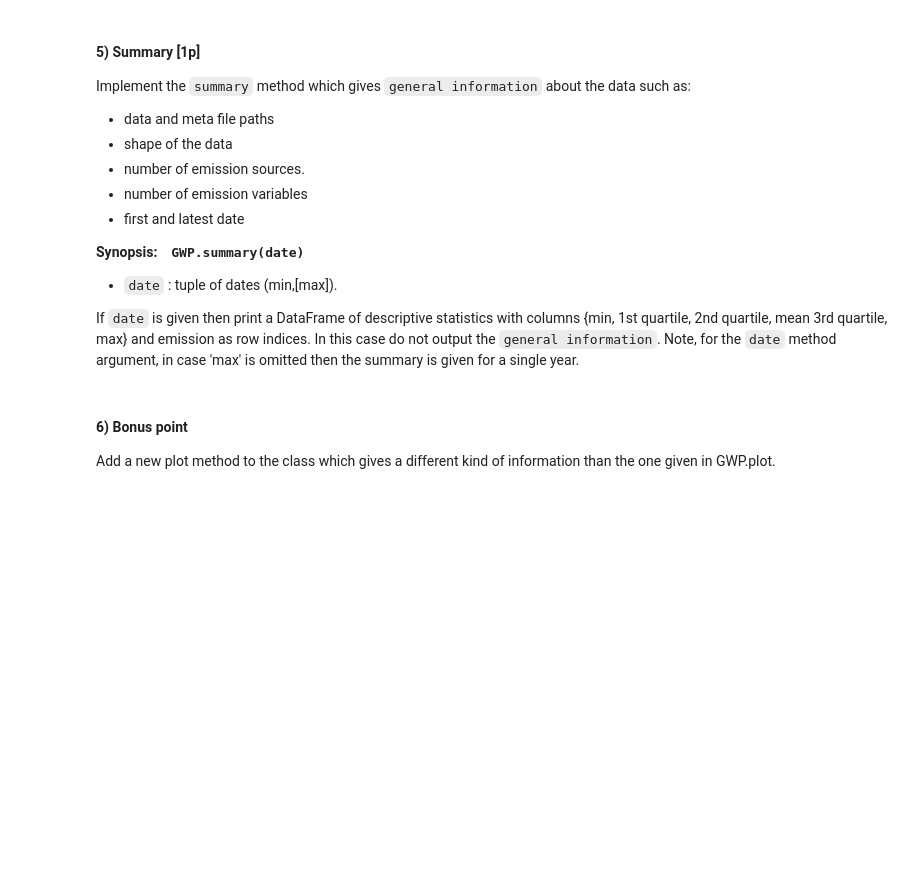
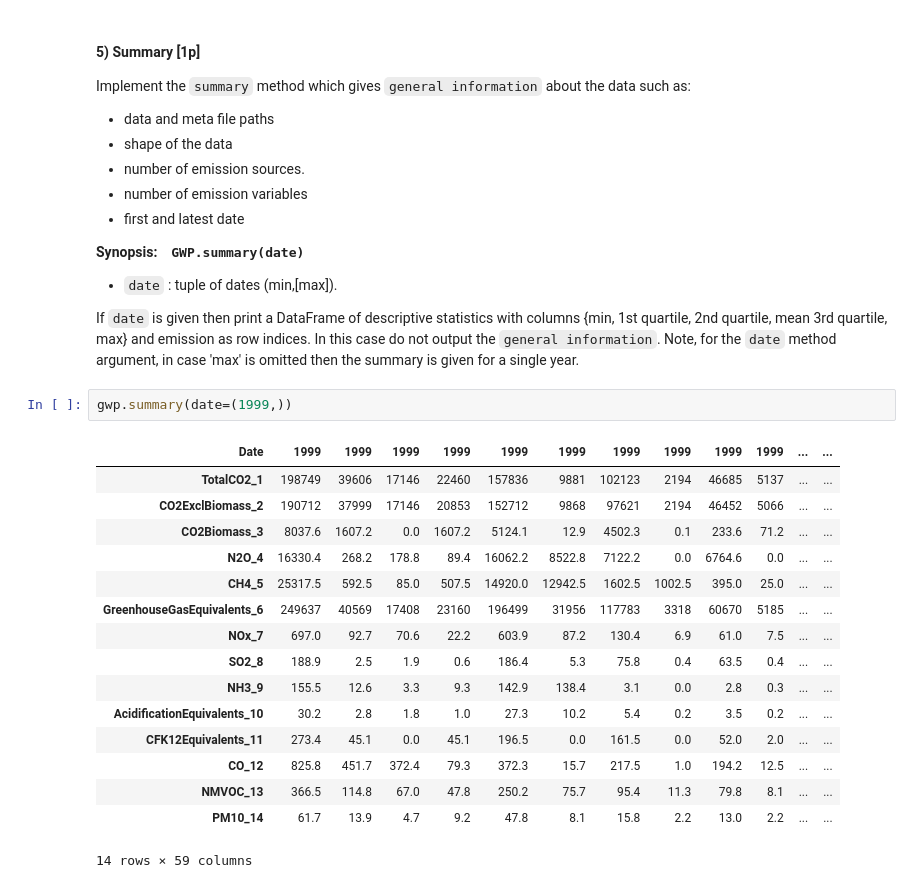
Before and after one commit to Ziyu1112/EfDS, a Jupyter notebook: 08_dv/assignment_C/assignment_c.ipynb, the cells around one changed output. Cells and saved outputs as stored; diff of their text form; blank space fills up the shorter version.

```diff
--- a/08_dv/assignment_C/assignment_c.ipynb
+++ b/08_dv/assignment_C/assignment_c.ipynb
@@ -197,7 +246,22 @@ Implement the `summary` method which gives `general information` about the data
    - `date`     : tuple of dates (min,[max]).
 
 If `date` is given then print a DataFrame of descriptive statistics with columns {min, 1st quartile, 2nd quartile, mean 3rd quartile, max} and emission as row indices. In this case do not output the `general information`. Note, for the `date` method argument, in case 'max' is omitted then the summary is given for a single year.
-# %% [markdown]
-#### 6) Bonus point
-
-Add a new plot method to the class which gives a different kind of information than the one given in GWP.plot.
+# %%
+gwp.summary(date=(1999,))
+# %% [output]
+| Date | 1999 | 1999 | 1999 | 1999 | 1999 | 1999 | 1999 | 1999 | 1999 | 1999 | ... | ... |
+| TotalCO2_1 | 198749 | 39606 | 17146 | 22460 | 157836 | 9881 | 102123 | 2194 | 46685 | 5137 | ... | ... |
+| CO2ExclBiomass_2 | 190712 | 37999 | 17146 | 20853 | 152712 | 9868 | 97621 | 2194 | 46452 | 5066 | ... | ... |
+| CO2Biomass_3 | 8037.6 | 1607.2 | 0.0 | 1607.2 | 5124.1 | 12.9 | 4502.3 | 0.1 | 233.6 | 71.2 | ... | ... |
+| N2O_4 | 16330.4 | 268.2 | 178.8 | 89.4 | 16062.2 | 8522.8 | 7122.2 | 0.0 | 6764.6 | 0.0 | ... | ... |
+| CH4_5 | 25317.5 | 592.5 | 85.0 | 507.5 | 14920.0 | 12942.5 | 1602.5 | 1002.5 | 395.0 | 25.0 | ... | ... |
+| GreenhouseGasEquivalents_6 | 249637 | 40569 | 17408 | 23160 | 196499 | 31956 | 117783 | 3318 | 60670 | 5185 | ... | ... |
+| NOx_7 | 697.0 | 92.7 | 70.6 | 22.2 | 603.9 | 87.2 | 130.4 | 6.9 | 61.0 | 7.5 | ... | ... |
+| SO2_8 | 188.9 | 2.5 | 1.9 | 0.6 | 186.4 | 5.3 | 75.8 | 0.4 | 63.5 | 0.4 | ... | ... |
+| NH3_9 | 155.5 | 12.6 | 3.3 | 9.3 | 142.9 | 138.4 | 3.1 | 0.0 | 2.8 | 0.3 | ... | ... |
+| AcidificationEquivalents_10 | 30.2 | 2.8 | 1.8 | 1.0 | 27.3 | 10.2 | 5.4 | 0.2 | 3.5 | 0.2 | ... | ... |
+| CFK12Equivalents_11 | 273.4 | 45.1 | 0.0 | 45.1 | 196.5 | 0.0 | 161.5 | 0.0 | 52.0 | 2.0 | ... | ... |
+| CO_12 | 825.8 | 451.7 | 372.4 | 79.3 | 372.3 | 15.7 | 217.5 | 1.0 | 194.2 | 12.5 | ... | ... |
+| NMVOC_13 | 366.5 | 114.8 | 67.0 | 47.8 | 250.2 | 75.7 | 95.4 | 11.3 | 79.8 | 8.1 | ... | ... |
+| PM10_14 | 61.7 | 13.9 | 4.7 | 9.2 | 47.8 | 8.1 | 15.8 | 2.2 | 13.0 | 2.2 | ... | ... |
+14 rows × 59 columns
```
Also changed, not shown: parts of 6 cells of this notebook.
